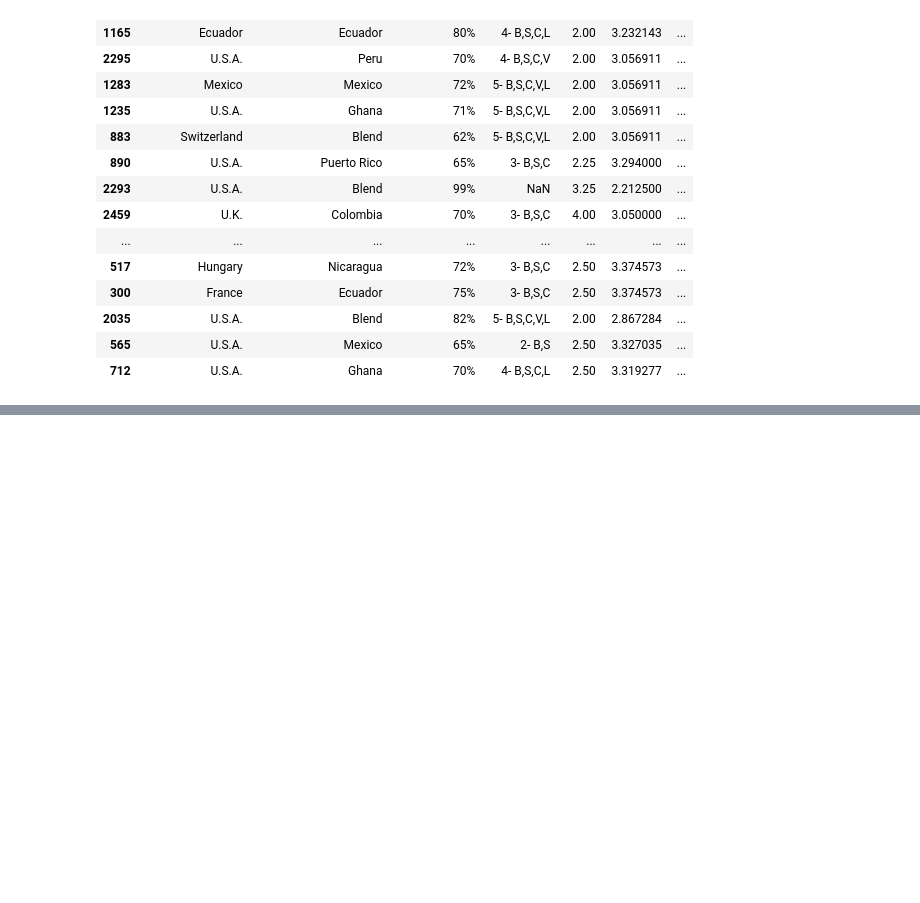
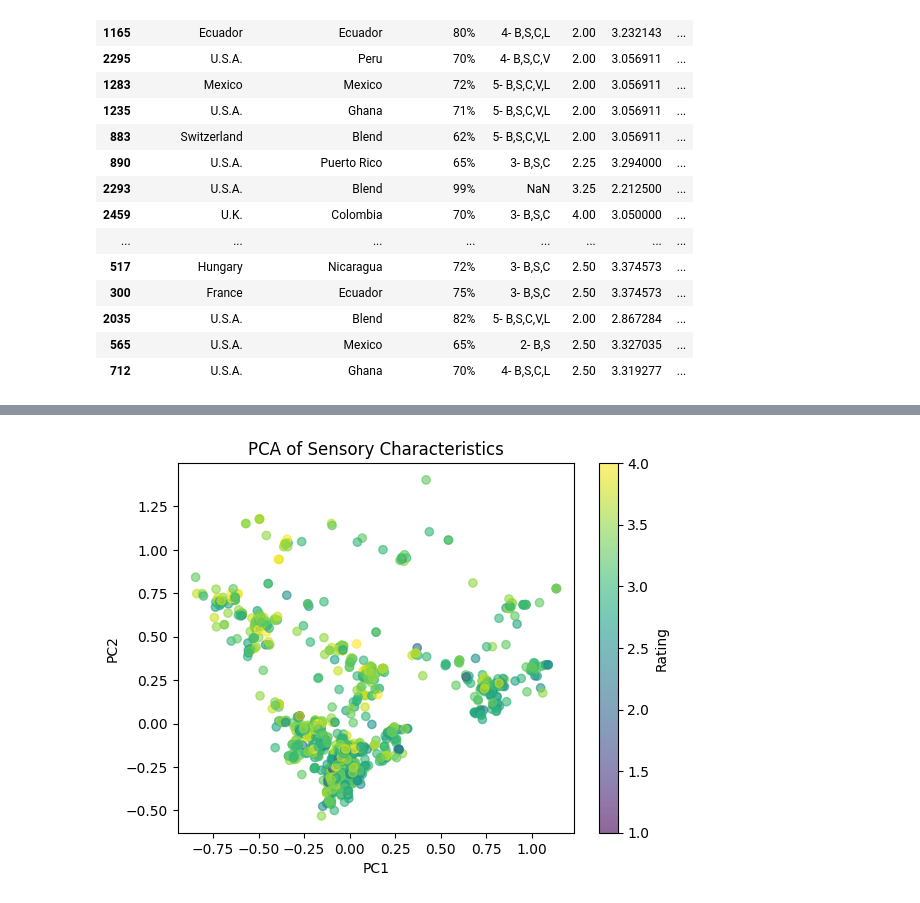
Before and after one commit to leeale2023/BA305_A9-, a Jupyter notebook: chocolate_analysis.ipynb, the cells around one changed output, grey strips where cells are left out. Cells and saved outputs as stored; diff of their text form; code cells hidden in the pictures; blank space fills up the shorter version.

```diff
--- a/chocolate_analysis.ipynb
+++ b/chocolate_analysis.ipynb
@@ -473,0 +632,11 @@ display(error_details.head(20))
+# %%
+# Keep the more common sensory characteristics
+
+q_90 = feature_counts.quantile(0.9)
+
+common_features = feature_counts[feature_counts >= q_90].index
+
+pca_features = characteristics_dummies[common_features]
+
+print("Number of sensory features used:", pca_features.shape[1])
+display(pca_features.head())
@@ -473,0 +652,17 @@ display(error_details.head(20))
+# %%
+# Run PCA on the selected sensory characteristics
+
+pca = PCA(n_components=2)
+
+pca_result = pca.fit_transform(pca_features)
+
+pca_df = pd.DataFrame(
+    pca_result,
+    columns=["PC1", "PC2"]
+)
+
+print("PC1 explained variance:", pca.explained_variance_ratio_[0])
+print("PC2 explained variance:", pca.explained_variance_ratio_[1])
+print("Total explained variance:", pca.explained_variance_ratio_.sum())
+
+display(pca_df.head())
@@ -473,0 +679,13 @@ display(error_details.head(20))
+# %%
+# Plot PC1 vs PC2 and color by rating
+
+plt.scatter(pca_df["PC1"],pca_df["PC2"],c=choc["rating"],alpha=0.6)
+
+plt.xlabel("PC1")
+plt.ylabel("PC2")
+plt.title("PCA of Sensory Characteristics")
+
+plt.colorbar(label="Rating")
+plt.show()
+# %% [output]
+[figure, added]
```
Also changed, not shown: parts of 23 cells of this notebook.
